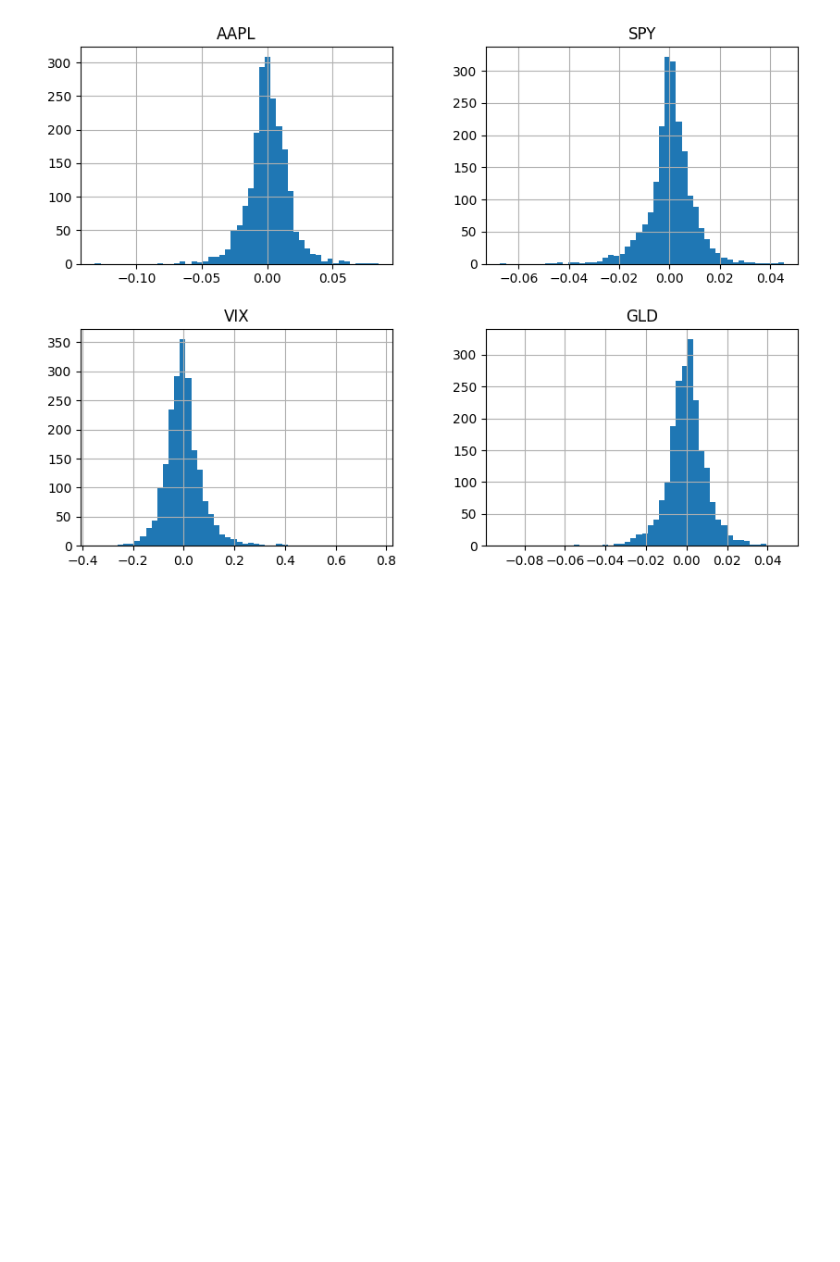
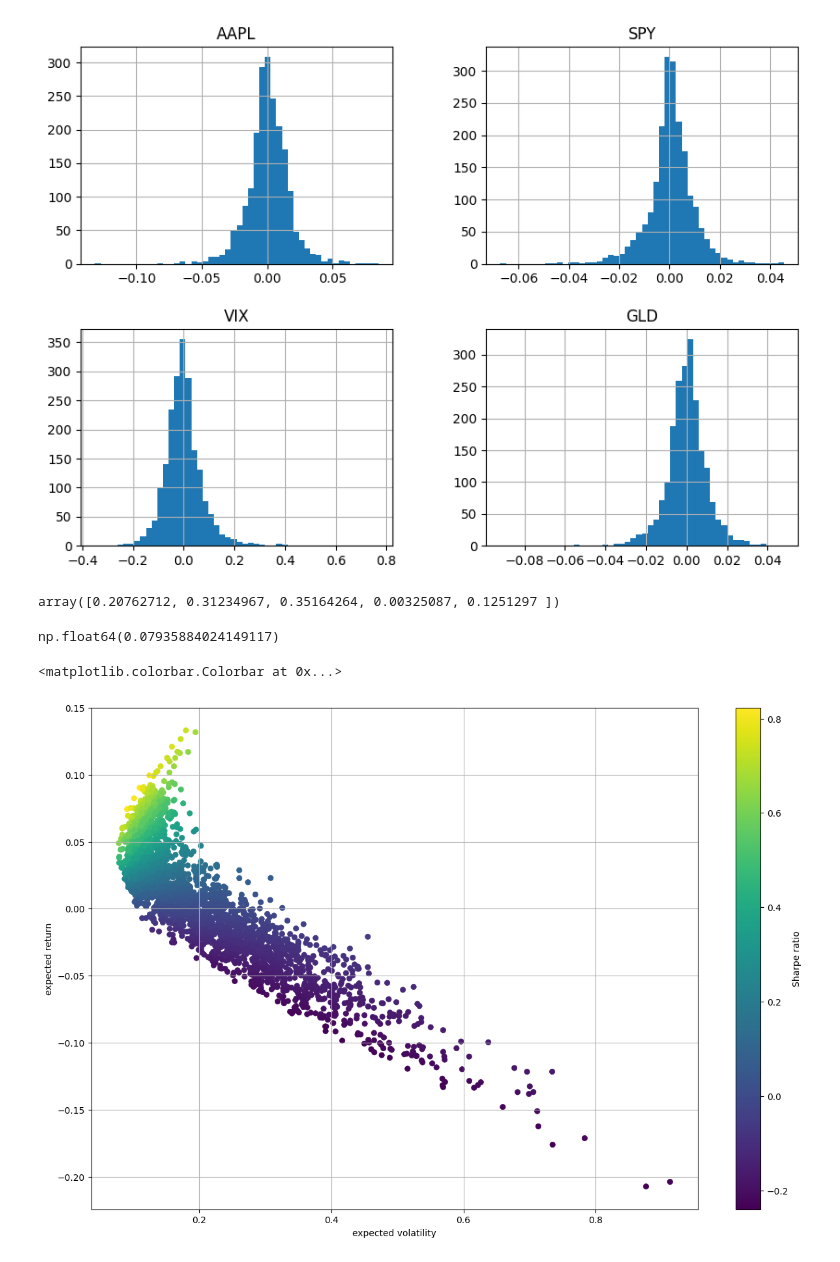
Before and after one commit to HyunsungRyu/AI_TimeSeries, a Jupyter notebook: return_TS.ipynb, the cells around one changed output. Cells and saved outputs as stored; diff of their text form; code cells hidden in the pictures; blank space fills up the shorter version.

```diff
--- a/return_TS.ipynb
+++ b/return_TS.ipynb
@@ -216,3 +220,39 @@ array([[<Axes: title={'center': 'AAPL'}>,
        [<Axes: title={'center': 'VIX'}>, <Axes: title={'center': 'GLD'}>]],
       dtype=object)
 [figure]
+# %%
+rets_asset_summary = rets[["AAPL", "GS", "SPY", "VIX", "GLD"]]
+# %%
+np.random.seed(14)
+noa = len(rets_asset_summary.columns) # number of assets
+weights = np.random.random(noa)
+weights /=np.sum(weights)
+weights
+# %% [output]
+array([0.20762712, 0.31234967, 0.35164264, 0.00325087, 0.1251297 ])
+# %%
+np.sum(rets_asset_summary.mean()*weights)*252
+# %% [output]
+np.float64(0.07935884024149117)
+# %%
+prets = [] # portfolio returns
+pvols = [] # portfolio volatilities
+
+for p in range(2500):
+    weights = np.random.random(noa)
+    weights /=np.sum(weights)
+    prets.append(np.sum(rets_asset_summary.mean()*weights)*252)
+    pvols.append(np.sqrt(np.dot(weights.T, np.dot(rets_asset_summary.cov()*252, weights))))
+
+prets = np.array(prets)
+pvols = np.array(pvols)
+# %%
+plt.figure(figsize=(15, 10))
+plt.scatter(pvols, prets, c=prets/pvols, marker='o', lw=0.5)
+plt.grid(True)
+plt.xlabel('expected volatility')
+plt.ylabel('expected return')
+plt.colorbar(label='Sharpe ratio') # objective #maximum drawdown
+# %% [output]
+<matplotlib.colorbar.Colorbar at 0x...>
+[figure, added]
```
Also changed, not shown: parts of 8 cells of this notebook.
